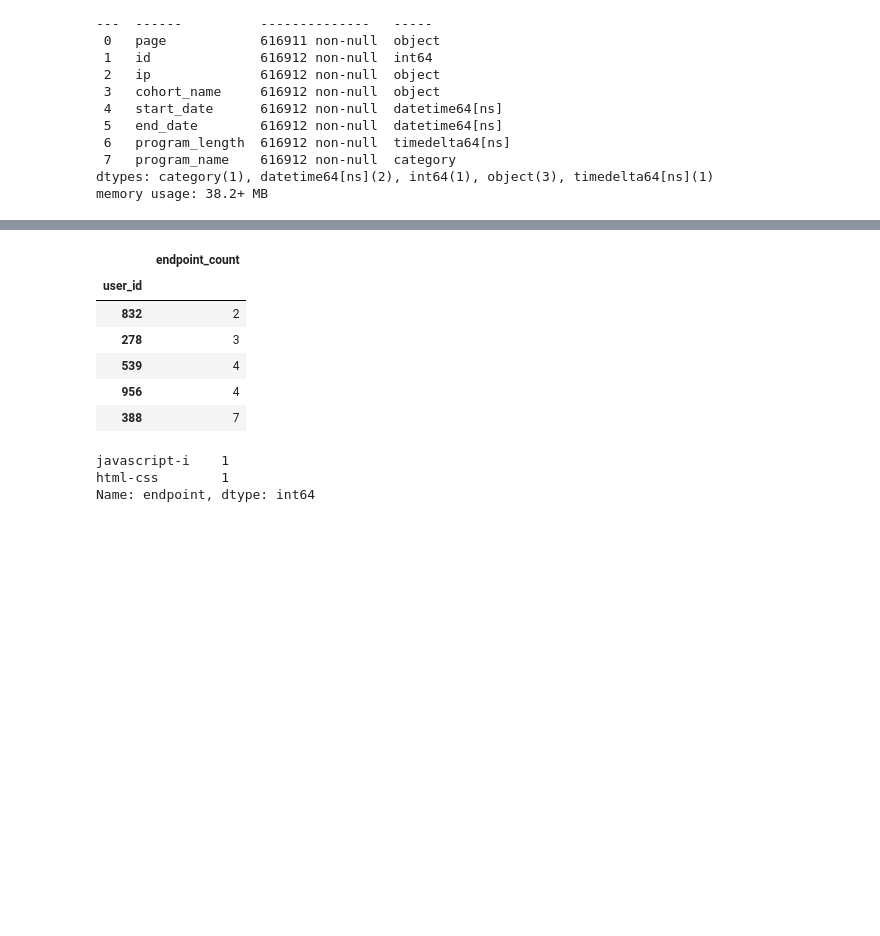
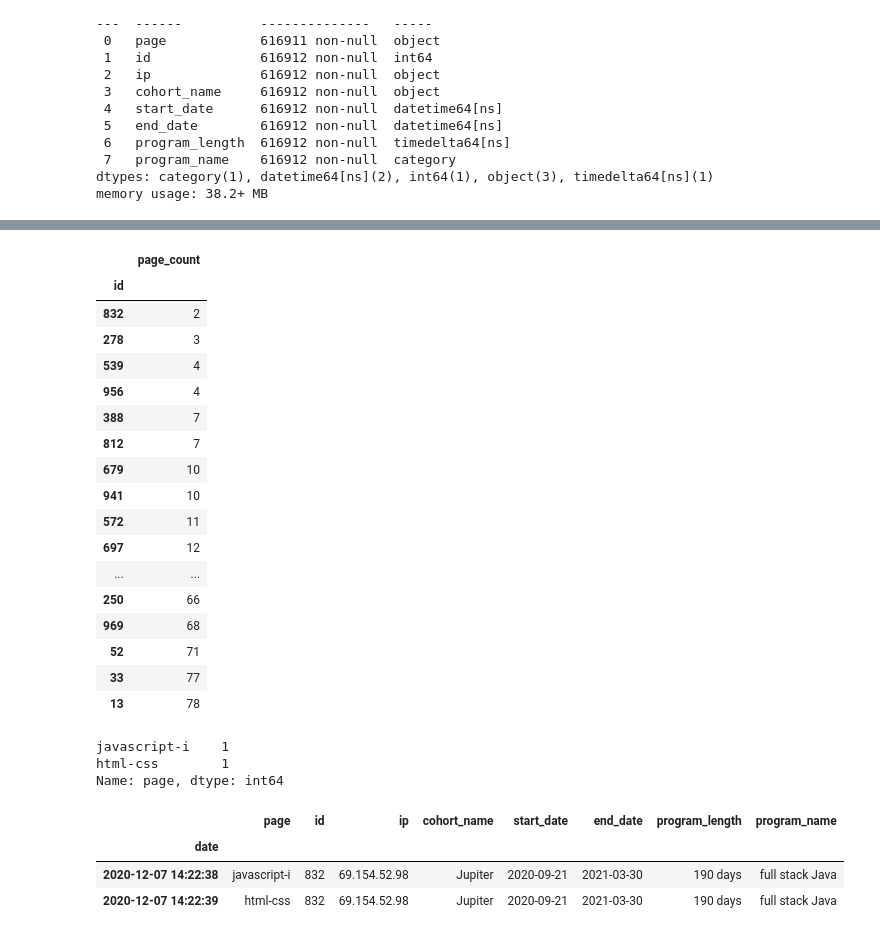
Before and after one commit to codeupdonuts/anomaly-project, a Jupyter notebook: cristina-notebook.ipynb, the cells around one changed output, grey strips where cells are left out. Cells and saved outputs as stored; diff of their text form; code cells hidden in the pictures; blank space fills up the shorter version.

```diff
--- a/cristina-notebook.ipynb
+++ b/cristina-notebook.ipynb
@@ -280,6 +280,6 @@ dtypes: category(1), datetime64[ns](2), int64(1), object(3), timedelta64[ns](1)
 memory usage: 38.2+ MB
 # %%
 #Aggregating pages by student
-pages_by_student = active_df.groupby(['user_id'])['endpoint'].value_counts()
+pages_by_student = active_df.groupby(['id'])['page'].value_counts()
 pages_by_student
 # %% [output]
@@ -320,23 +320,41 @@ Data columns (total 1 columns):
 dtypes: int64(1)
 memory usage: 1.0+ MB
 # %%
-pages_by_student.columns = ['endpoint_count']
+pages_by_student.columns = ['page_count']
 pages_by_student = pages_by_student.reset_index()
-pages_by_student = pages_by_student.groupby('user_id').sum('endpoint_count')
-pages_by_student.nsmallest(n=5, columns='endpoint_count')
+pages_by_student = pages_by_student.groupby('id').sum('page_count')
+pages_by_student.nsmallest(n=50, columns='page_count')
 # %% [output]
-|  | endpoint_count |
-| user_id |  |
+|  | page_count |
+| id |  |
 | 832 | 2 |
 | 278 | 3 |
 | 539 | 4 |
 | 956 | 4 |
 | 388 | 7 |
+| 812 | 7 |
+| 679 | 10 |
+| 941 | 10 |
+| 572 | 11 |
+| 697 | 12 |
+| ... | ... |
+| 250 | 66 |
+| 969 | 68 |
+| 52 | 71 |
+| 33 | 77 |
+| 13 | 78 |
 # %%
 #Looking at 832, Very little activity, in the middle of the course too, full stack Java Jupiter
-user_832 = active_df[active_df.user_id == 832]
-user_832.endpoint.value_counts()
+user_832 = active_df[active_df.id == 832]
+user_832.page.value_counts()
 # %% [output]
 javascript-i    1
 html-css        1
-Name: endpoint, dtype: int64
+Name: page, dtype: int64
+# %%
+user_832
+# %% [output]
+|  | page | id | ip | cohort_name | start_date | end_date | program_length | program_name |
+| date |  |  |  |  |  |  |  |  |
+| 2020-12-07 14:22:38 | javascript-i | 832 | 69.154.52.98 | Jupiter | 2020-09-21 | 2021-03-30 | 190 days | full stack Java |
+| 2020-12-07 14:22:39 | html-css | 832 | 69.154.52.98 | Jupiter | 2020-09-21 | 2021-03-30 | 190 days | full stack Java |
```
Also changed, not shown: parts of 40 cells of this notebook.
